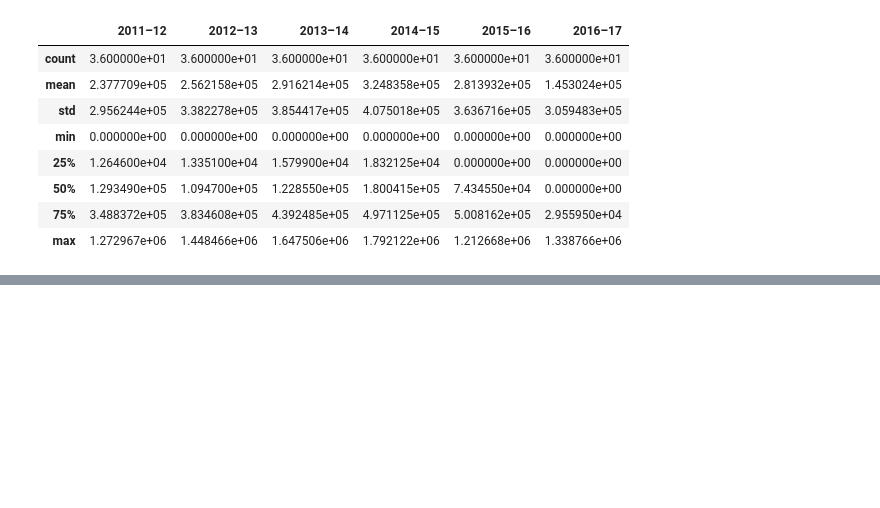
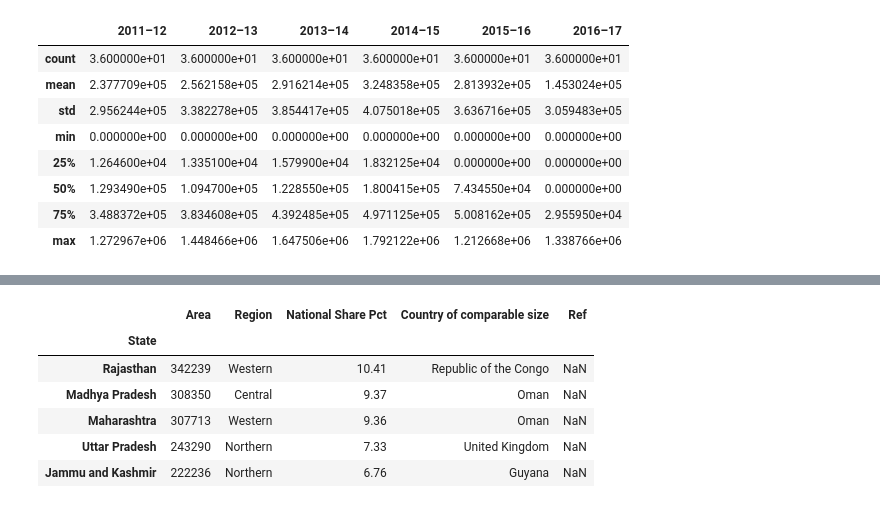
Before and after one commit to SiddalingeshaDS/Data-Incubator, a Jupyter notebook: District wise Rural vs Urban - Stats analysis.ipynb, the cells around one changed output, grey strips where cells are left out. Cells and saved outputs as stored; diff of their text form; code cells hidden in the pictures; blank space fills up the shorter version.

```diff
--- a/District wise Rural vs Urban - Stats analysis.ipynb
+++ b/District wise Rural vs Urban - Stats analysis.ipynb
@@ -347,0 +379,18 @@ internet_sub_df.head()
+# %%
+'''
+data obtained from https://en.wikipedia.org/wiki/List_of_states_and_union_territories_of_India_by_area
+
+'''
+statewise_landarea_df = pd.read_csv('data/statewise_landarea.csv', index_col='State')
+statewise_landarea_df['Area'] = statewise_landarea_df['Area'].str.replace(',', '').astype(int)
+statewise_landarea_df = statewise_landarea_df.drop(columns=['Rank'])
+
+statewise_landarea_df.head()
+# %% [output]
+|  | Area | Region | National Share Pct | Country of comparable size | Ref |
+| State |  |  |  |  |  |
+| Rajasthan | 342239 | Western | 10.41 | Republic of the Congo | NaN |
+| Madhya Pradesh | 308350 | Central | 9.37 | Oman | NaN |
+| Maharashtra | 307713 | Western | 9.36 | Oman | NaN |
+| Uttar Pradesh | 243290 | Northern | 7.33 | United Kingdom | NaN |
+| Jammu and Kashmir | 222236 | Northern | 6.76 | Guyana | NaN |
```
Also changed, not shown: parts of 8 cells of this notebook, 1 other file.
